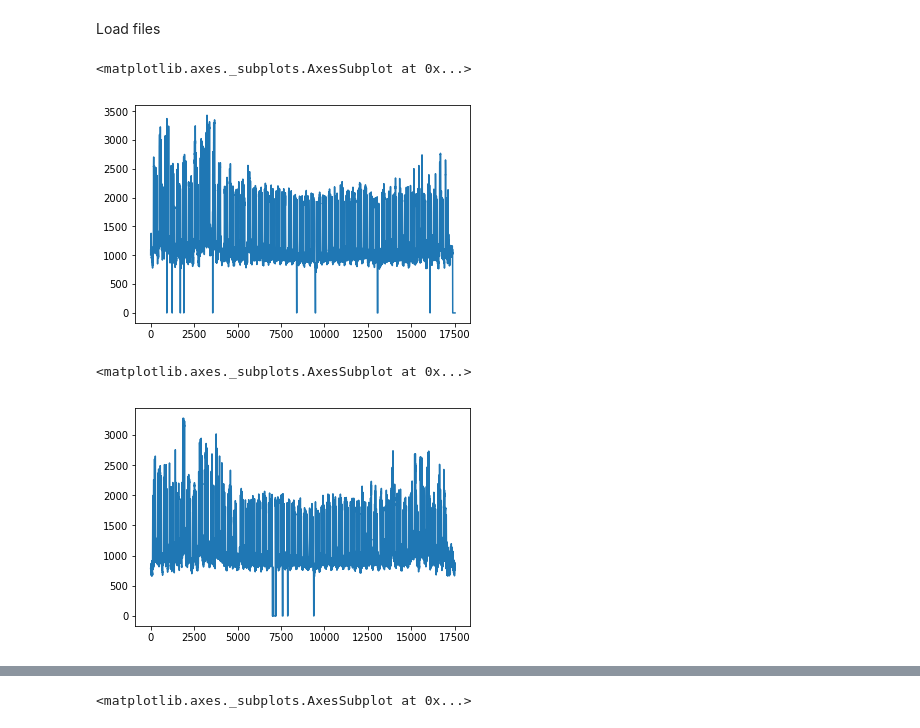
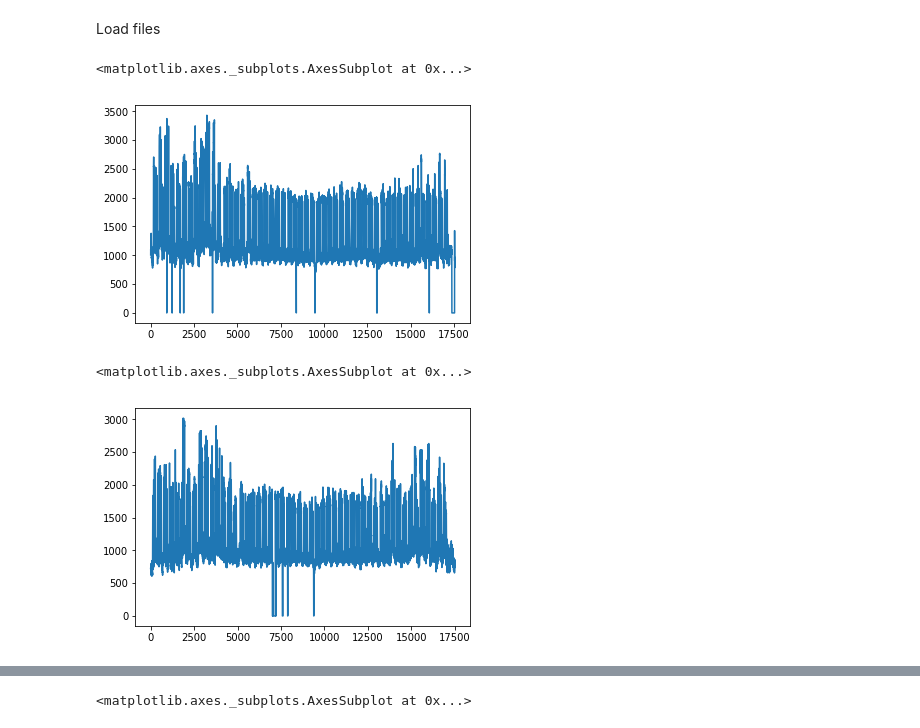
Before and after one commit to MSAmit/Capstone-project, a Jupyter notebook: BMS_data_analysis.ipynb, the cells around one changed output, grey strips where cells are left out. Cells and saved outputs as stored; diff of their text form; code cells hidden in the pictures.

```diff
--- a/BMS_data_analysis.ipynb
+++ b/BMS_data_analysis.ipynb
@@ -17,14 +17,15 @@ Load files
 # %%
 def identify_type_of_day(date):
     weekno = date.weekday()
-    if((date.month == 7 and week_of_month(date) < 4 ) or (date.month == 12 or date.month == 1 or date.month == 2)):
-        return 'Major_study_break'
-    elif weekno>5:
+    #Ignoring the major study breaks as this is not much importance
+    #if((date.month == 7 and week_of_month(date) < 4 ) or (date.month == 12 or date.month == 1 or date.month == 2)):
+    #    return 'Major_study_break'
+    if weekno>4:
         return 'Weekend'
     elif is_public_holiday(date):
         return 'Public_holiday'
     else:
-        return 'Study_period_day'
+        return 'Normal_Weekday'
 
 #Week of month
 from math import ceil
@@ -62,7 +63,7 @@ def add_day_type_column(file, date_column):
     data_file['Type_of_day'] = data_file[date_column].apply(lambda x: identify_type_of_day(datetime.date(x)))
     file_name = file + '_with_day_type.csv'
     #uncomment next line if you want a new file to be created with day type column
-    data_file.to_csv(file_name, sep=',', encoding='utf-8')
+    #data_file.to_csv(file_name, sep=',', encoding='utf-8')
     return data_file
 # %%
 import logging
@@ -91,21 +92,8 @@ def campus_power_estimation(bms):
 
     bms['kW_est'] = bms['kVA'] * 0.92
     # use original values where I have them:
-    bms['kW_est'] = np.where(bms['kW'] == 0.0, bms['kW_est'], bms['kW'])
-    bms.kW_est = bms.kW_est.where(bms.kW_est >= 0, 0.0)
+    #bms['kW_est'] = np.where(bms['kW'] == 0.0, bms['kW_est'], bms['kW'])
     return bms
-
-def kva_to_kw(bms):
-    """Estimate real power form kVA value based on average pf of the
-        small set of paired values we do have
-    """
-
-    #= bms[bms['ML_PH/Main_11kV_kW (kW)'] > 0.0]['ML_PH/Main_11kV_kW (kW)'] / bms[bms['ML_PH/Main_11kV_kW (kW)'] > 0.0]['ML_PH/Main_11kV_kVA (kVA)']
-
-    bms['kW_est'] = bms['kVA'] * 0.92
-    # use original values where I have them:
-    #bms.kW_est = bms.kW_est.where(bms.kW_est >= 0, 0.0)
-    return bms
 # %%
 #replace zero's with previous year values
 def replace_zeros(bms,bms_lastyear):
@@ -114,24 +103,25 @@ def replace_zeros(bms,bms_lastyear):
 # %%
 #2016 demand plotline
-bms_demand_2016 = add_day_type_column("bms_2016.csv",'?Timestamp')
+bms_demand_2016 = add_day_type_column("bms_2016_kva.csv",'?Timestamp')
 bms_demand_2016.rename(columns={'?Timestamp': 'TimeStamp','ML_PH/Main_11kV_kVA (kVA)' : 'kVA','ML_PH/PH_Ambient_Temperature (°C)':'Temp','ML_PH/PH_Ambient_Humidity (%RH)': 'Humidity'}, inplace=True)
 bms_demand_2016['kVA'].plot.line()
 # %% [output]
 <matplotlib.axes._subplots.AxesSubplot at 0x...>
-[figure, old version]
+[figure, new version]
 # %%
 #read data file and add type of day column to it
 bms_demand_2017 = add_day_type_column('bms_2017_kva.csv','?Timestamp')
 bms_demand_2017.rename(columns={'ML_PH/Main_11kV_kW (kW)': 'kW','?Timestamp': 'TimeStamp','ML_PH/Main_11kV_kVA (kVA)' : 'kVA','ML_PH/PH_Ambient_Temperature (°C)':'Temp','ML_PH/PH_Ambient_Humidity (%RH)': 'Humidity'}, inplace=True)
-bms_demand_2017['kVA'].plot.line()
+bms_demand_2017_est = campus_power_estimation(bms_demand_2017)
+bms_demand_2017['kW_est'].plot.line()
 
 #imputed kva's plot line (replaced from last year values)
 #bms_2017_imputed = replace_zeros(bms_demand_2017, bms_demand_2016)
 #bms_2017_imputed['kVA'].plot.line()
 
 #Estimate kW using kVA if kW values not recorded
 #bms_demand_2017_est = campus_power_estimation(bms_2017_imputed)
 #bms_demand_2017_est['kW_est'].plot.line()
 # %% [output]
 <matplotlib.axes._subplots.AxesSubplot at 0x...>
-[figure, old version]
+[figure, new version]
```
Also changed, not shown: parts of 25 cells of this notebook, 1 other file.
